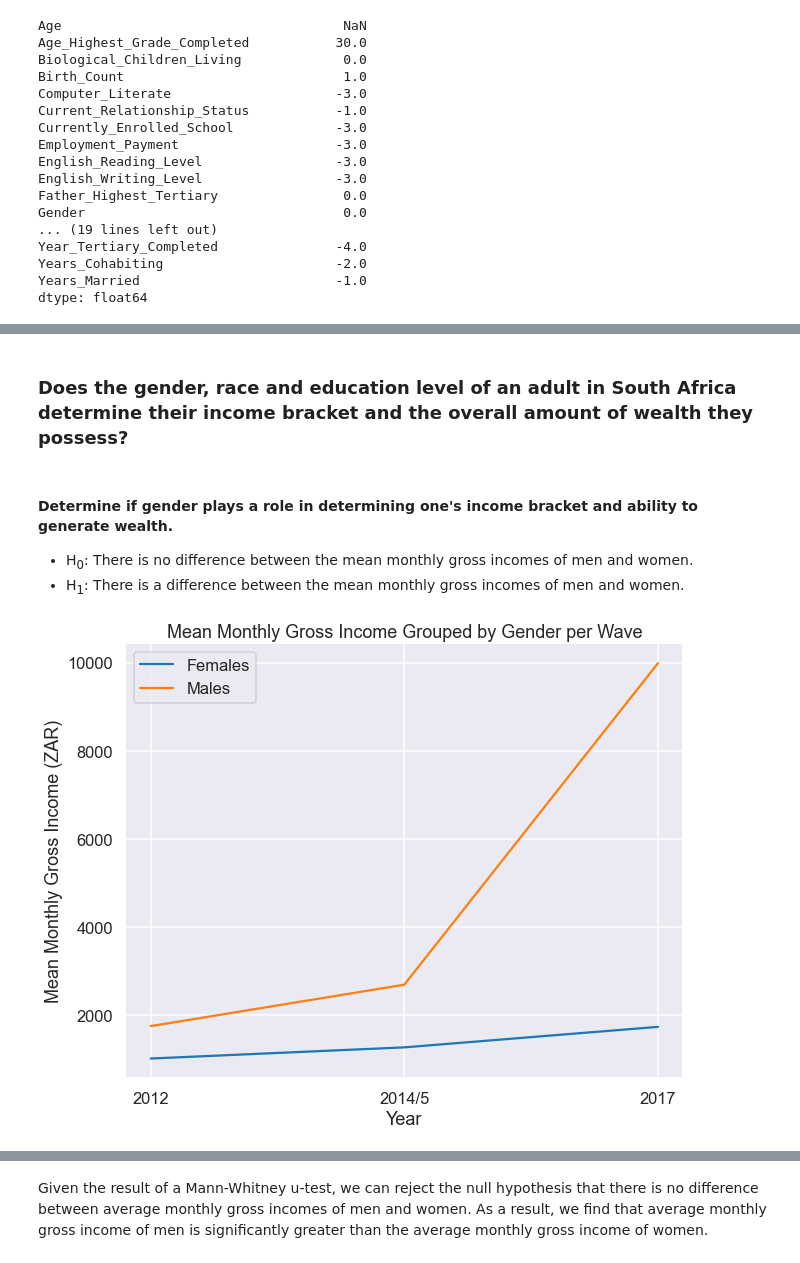
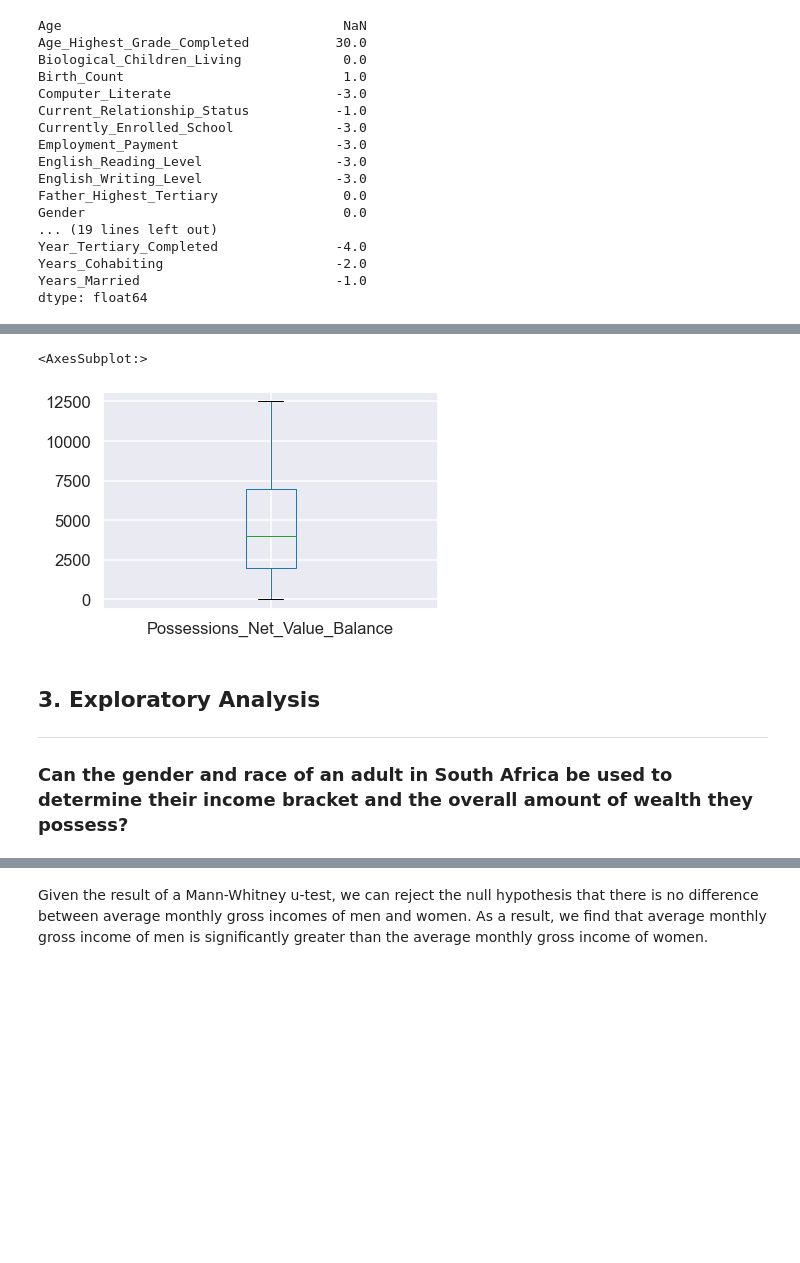
Before and after one commit to DAE-Mini-Project/DEA-Code, a Jupyter notebook: DaeCode.ipynb, the cells around one changed output, grey strips where cells are left out. Drawn from its saved outputs; the diff is of its cells as text; code cells hidden in the pictures; blank space fills up the shorter version.

```diff
--- a/DaeCode.ipynb
+++ b/DaeCode.ipynb
@@ -822,32 +725,10 @@ Name: Possessions_Net_Value_Balance, dtype: float64
+# %%
+Asset_Details.boxplot('Possessions_Net_Value_Balance')
+# %% [output]
+<AxesSubplot:>
+[figure, added]
 # %% [markdown]
-### Does the gender, race and education level of an adult in South Africa determine their income bracket and the overall amount of wealth they possess?
+## 3. Exploratory Analysis
+***
+
+### Can the gender and race of an adult in South Africa be used to determine their income bracket and the overall amount of wealth they possess?
-# %% [markdown]
-#### Determine if gender plays a role in determining one's income bracket and ability to generate wealth.
-* H<sub>0</sub>: There is no difference between the mean monthly gross incomes of men and women.
-* H<sub>1</sub>: There is a difference between the mean monthly gross incomes of men and women.
-# %%
-w5_genderMean_income = Income_Details.groupby(Personal_Details['Gender'])['Primary_Gross_Income_Month'].mean()
-w4_genderMean_income = df2.groupby('w4_a_gen')['w4_a_em1inc'].mean()
-w3_genderMean_income = df1.groupby('w3_a_gen')['w3_a_em1inc'].mean()
-
-females = {"2012": w3_genderMean_income['Female'], "2014/5": w4_genderMean_income['Female'], "2017": w5_genderMean_income['Female']}
-males = {"2012": w3_genderMean_income['Male'],"2014/5": w4_genderMean_income['Male'], "2017": w5_genderMean_income['Male']}
-
-fem_keys = females.keys()
-male_keys = males.keys()
-fem_vals = females.values()
-male_vals = males.values()
-
-
-fig, ax = plt.subplots(figsize=(10,8))
-ax.plot(fem_keys, fem_vals, label='Females')
-ax.plot(male_keys, male_vals,
-       label='Males')
-
-ax.set_xlabel('Year')
-ax.set_ylabel('Mean Monthly Gross Income (ZAR)')
-ax.set_title('Mean Monthly Gross Income Grouped by Gender per Wave')
-ax.legend()
-plt.show()
-# %% [output]
-[figure, removed]
```
Also changed, not shown: parts of 34 cells of this notebook.
